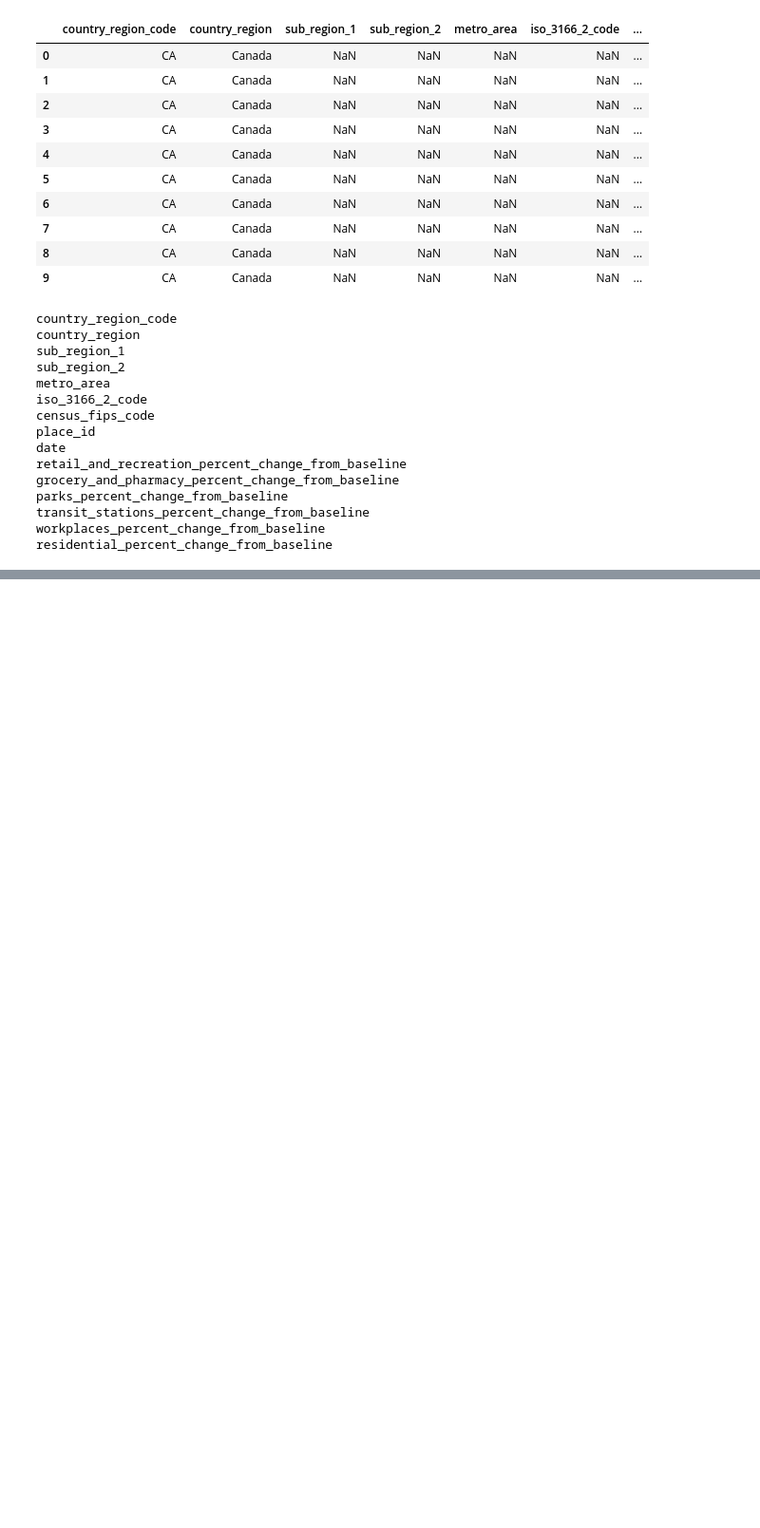
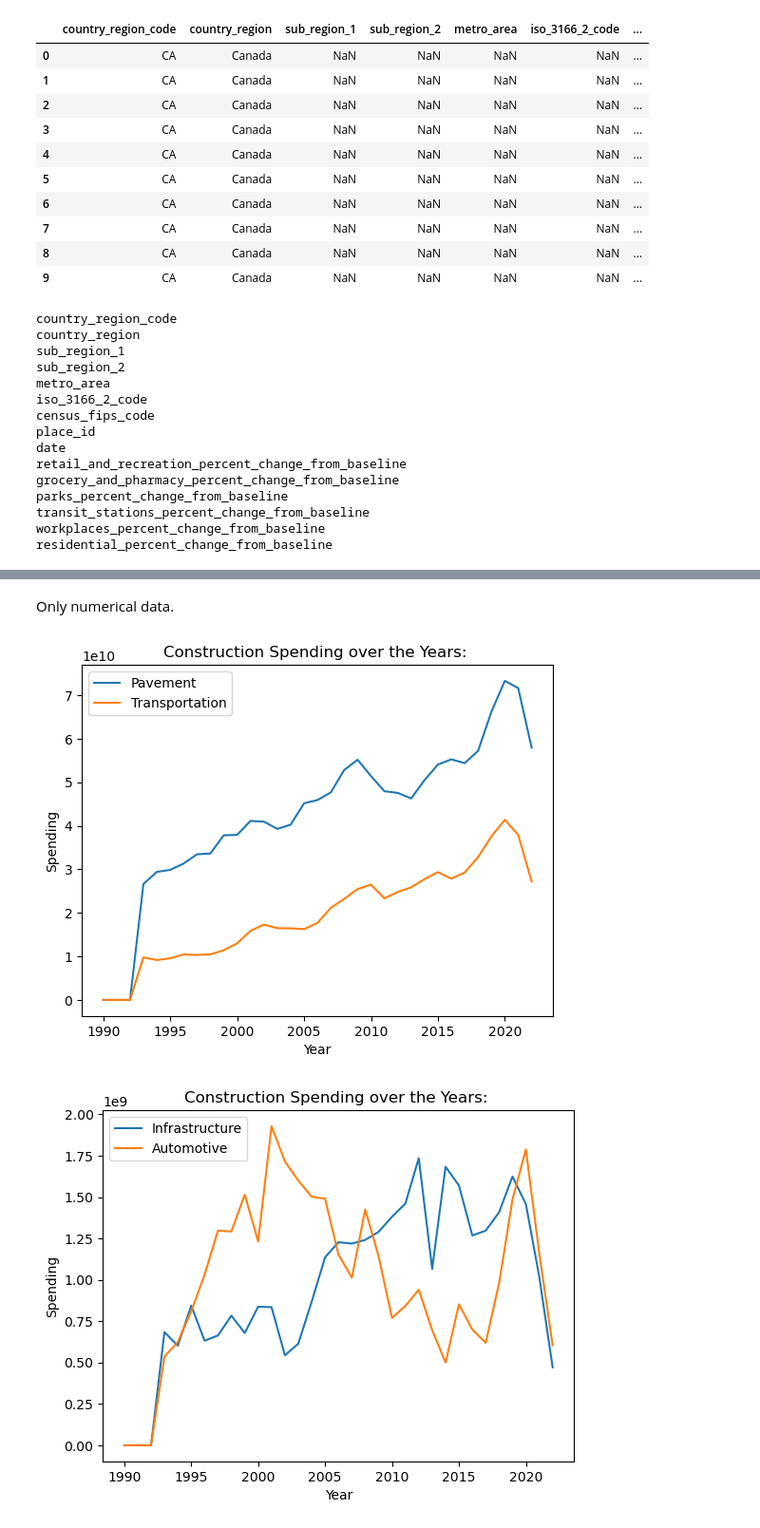
Before and after one commit to dnhuang/data102-fa22, a Jupyter notebook: eda.ipynb, the cells around one changed output, grey strips where cells are left out. Shown at 95% size. Drawn from its saved outputs; the diff is of its cells as text; code cells hidden in the pictures; blank space fills up the shorter version.

```diff
--- a/eda.ipynb
+++ b/eda.ipynb
@@ -101,0 +226,4 @@ residential_percent_change_from_baseline
+# %%
+# Print out new column numbers for faster nav
+for i, column in enumerate(df.columns):
+    print(str(i) + " : " + column)
@@ -101,0 +250,32 @@ residential_percent_change_from_baseline
+# %% [markdown]
+Only numerical data.
+# %%
+# Graphing helper method
+# df: DataFrame
+# columns: list containing the GROUP of State and Local Government Construction Spending
+# ie. State and Local Government Construction Spending - Pavement, GROUP = "Pavement"
+# Plots line plot
+def plot_line_year_agg(df, columns):
+    # aggregate by year to determine total spending on State and Local Government Construction Spending
+    df_grouped_year = df.groupby('year').sum()
+
+    # Loop to plot
+    title_string = ""
+    for column in columns:
+        column_string = 'State and Local Government Construction Spending - ' + column
+        plt.plot(df_grouped_year.index, df_grouped_year[column_string], label=column)
+        title_string + title_string + column + ', '
+
+    # legends & labels
+    plt.legend()
+    plt.title('Construction Spending over the Years: {}'.format(title_string[:-2])) # slicing to get rid of last comma
+    plt.ylabel('Spending')
+    plt.xlabel('Year')
+    plt.show()
+# %%
+plot_line_year_agg(df, ['Pavement', 'Transportation'])
+plot_line_year_agg(df, ['Infrastructure', 'Automotive'])
+plot_line_year_agg(df, ['Total'])
+# %% [output]
+[figure, added]
+[figure, added]
```
Also changed, not shown: parts of 8 cells of this notebook.
